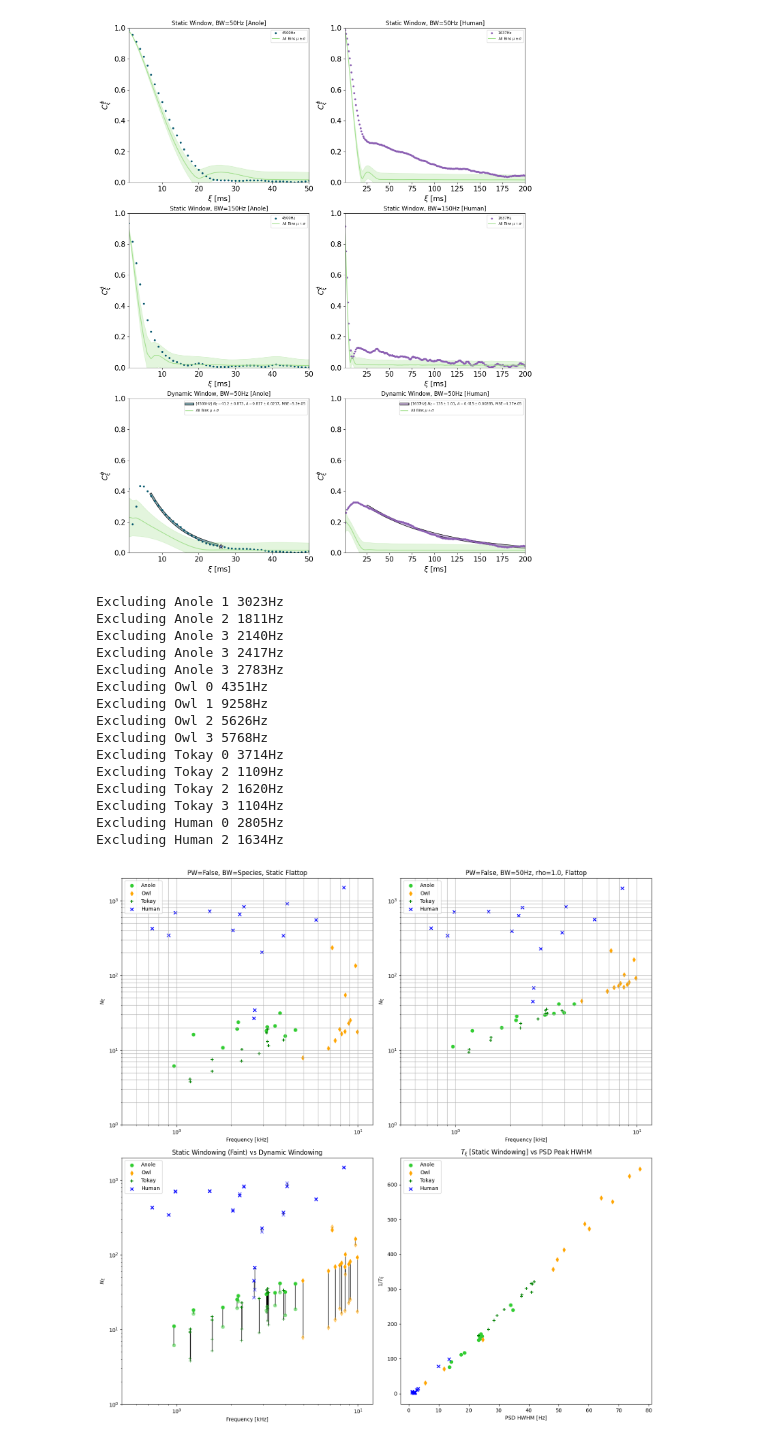
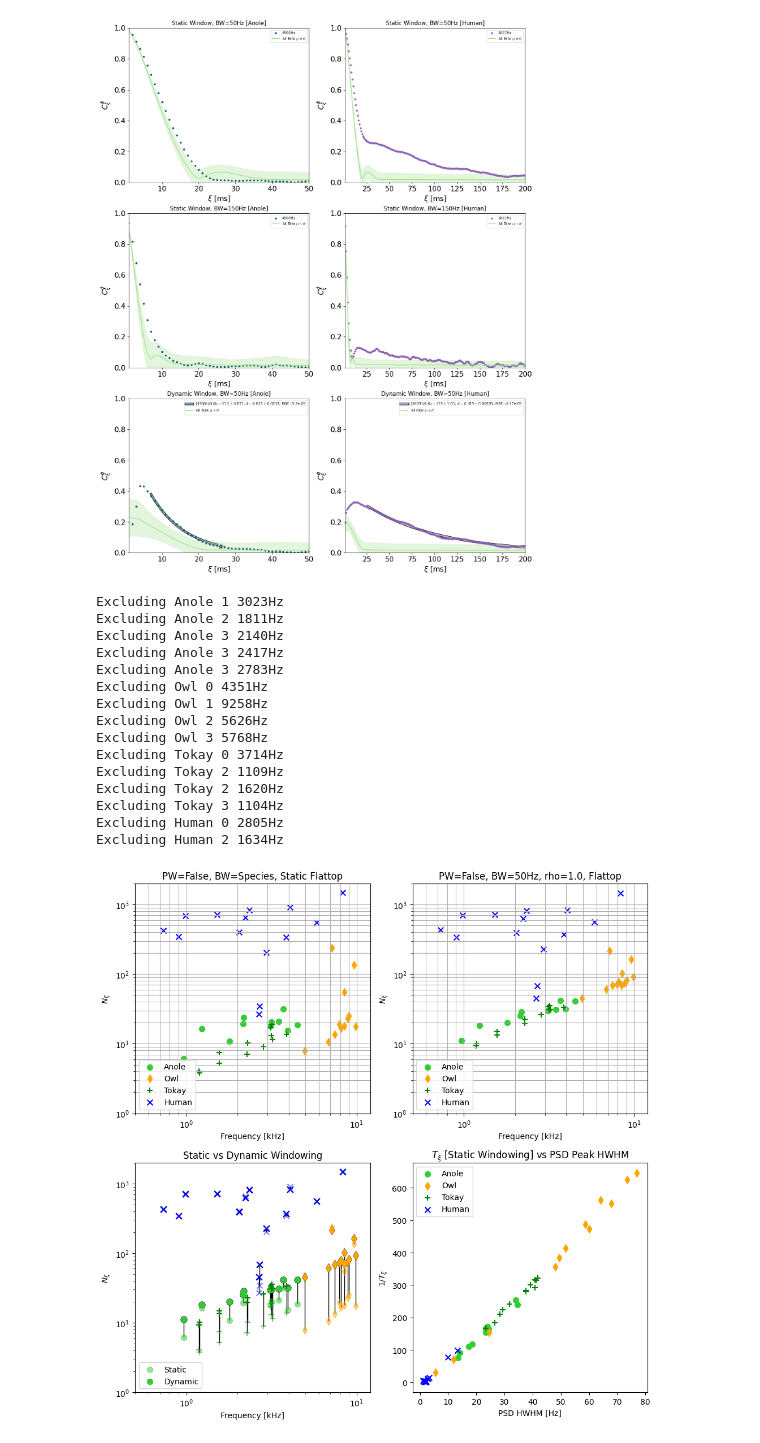
Before and after one commit to seththepeacock/phase_coherence, a Jupyter notebook: paper_analysis/scripts/paper_figures.ipynb, the cells around one changed output. Saved outputs shown, nothing was run; the diff lists cells and outputs as text; code cells hidden in the pictures.

Commit message:
a few plot updates

```diff
--- a/paper_analysis/scripts/paper_figures.ipynb
+++ b/paper_analysis/scripts/paper_figures.ipynb
@@ -906,6 +872,13 @@ os.chdir(r"C:\Users\setht\Dropbox\Citadel\GitHub\phase-coherence")
 # Switches
 show_plot = 0
 save_fig = 1
+
+# Plotting params
+alpha_static = 0.5
+# strokecolor_stat = 'black'
+strokecolor_dyn = 'black'
+s = 50
+s_stroke = s*1.2
 
 
 # Globals
@@ -1001,7 +974,7 @@ for method, key in zip([static_meth, dynamic_meth], ["static", "dynamic"]):
 
 # Now we plot!
 plt.close("all")
-plt.figure(figsize=(15, 15))
+plt.figure(figsize=(10, 10))
 
 "1: Plot static method"
 plt.subplot(2, 2, 1)
@@ -1030,6 +1003,7 @@ for k in range(len(N_xis["static"])):
         label=label,
         color=markers[species][0],
         marker=markers[species][1],
+        s=s,
     )
     plt.xlim(xmin, xmax)
     plt.ylim(ymin, ymax)
@@ -1060,6 +1034,7 @@ for k in range(len(N_xis["static"])):
         label=label,
         color=markers[species][0],
         marker=markers[species][1],
+        s=s,
     )
     plt.xlim(xmin, xmax)
     plt.ylim(ymin, ymax)
@@ -1072,8 +1047,8 @@ plt.tight_layout()
 
 "3: Plot the deltas"
 plt.subplot(2, 2, 3)
-plt.title(f"Static Windowing (Faint) vs Dynamic Windowing")
-firsts = {"Anole": 1, "Owl": 1, "Human": 1, "Tokay": 1}
+plt.title(f"Static vs Dynamic Windowing")
+# firsts = {"Anole": 1, "Owl": 0, "Human": 0, "Tokay": 0}
 for k in range(len(N_xis["static"])):
     species, freq, mse_static, wf_idx = (
         speciess["static"][k],
@@ -1087,42 +1062,72 @@ for k in range(len(N_xis["static"])):
         continue
 
     # Get N_xis
-    N_xi_1 = N_xis["dynamic"][k]
-    N_xi_0 = N_xis["static"][k]
+    N_xi_dyn = N_xis["dynamic"][k]
+    N_xi_stat = N_xis["static"][k]
 
-    label, firsts = get_label_from_firsts(firsts, species)
+    # label, firsts = get_label_from_firsts(firsts, species)
+    if species == 'Anole' and k==0:
+        label_stat = 'Static'
+        label_dyn = 'Dynamic'
+    else:
+        label_stat = None
+        label_dyn = None
 
     # Plot line between them
     plt.vlines(
         freq / 1000,
-        ymin=min(N_xi_0, N_xi_1),
-        ymax=max(N_xi_0, N_xi_1),
+        ymin=min(N_xi_stat, N_xi_dyn),
+        ymax=max(N_xi_stat, N_xi_dyn),
         lw=1,
         color="k",
         zorder=0,
     )
 
     # Plot each method
+
+    # Static
     plt.scatter(
         freq / 1000,
-        N_xi_0,
-        alpha=0.5,
+        N_xi_stat,
+        alpha=alpha_static,
         color=markers[species][0],
         marker=markers[species][1],
-        zorder=1,
+        zorder=2,
+        s=s,
+        label=label_stat,
+    )
+    # plt.scatter(
+    #     freq / 1000,
+    #     N_xi_stat,
+    #     alpha=0.5,
+    #     color=strokecolor_stat,
+    #     marker=markers[species][1],
+    #     zorder=1,
+    #     s=s_stroke,
+    # )
+
+    # Dynamic
+    plt.scatter(
+        freq / 1000,
+        N_xi_dyn,
+        label=label_dyn,
+        color=markers[species][0],
+        marker=markers[species][1],
+        zorder=2,
+        s=s,
     )
     plt.scatter(
         freq / 1000,
-        N_xi_1,
-        label=label,
-        color=markers[species][0],
+        N_xi_dyn,
+        color=strokecolor_dyn,
         marker=markers[species][1],
         zorder=1,
+        s=s_stroke
     )
     plt.xlim(xmin, xmax)
     plt.ylim(ymin, ymax)
     plt.loglog()
-    plt.legend()
+    plt.legend(loc='lower left')
     # plt.grid(which="both")
     plt.xlabel("Frequency [kHz]")
     plt.ylabel(r"$N_\xi$")
@@ -1156,6 +1161,7 @@ for k in range(len(N_xis["static"])):
         marker=markers[species][1],
         zorder=1,
         label=label,
+        s=s,
     )
     plt.legend()
     plt.xlabel(r"PSD HWHM [Hz]")
@@ -1167,31 +1173,31 @@ p = np.polyfit(hwhms_for_fit, inv_T_xis_for_fit, 1)  # p[0] = slope, p[1] = inte
 x = np.linspace(0, max(hwhms_for_fit), 10)
 # plt.plot(x, p[0]*x+p[1], label=f'y={p[0]:.3g}x + {p[1]:.3g}')
 plt.legend()
 plt.tight_layout()
 
 
 if save_fig:
     paper_figs_folder = os.path.join("paper_analysis", "results", "paper_figures")
     os.makedirs(paper_figs_folder, exist_ok=True)
     fig_fp = os.path.join(paper_figs_folder, rf"static vs dynamic windowing.jpg")
     plt.savefig(fig_fp, dpi=500)
 
 if show_plot:
     plt.show()
 # %% [output]
 Excluding Anole 1 3023Hz
 Excluding Anole 2 1811Hz
 Excluding Anole 3 2140Hz
 Excluding Anole 3 2417Hz
 Excluding Anole 3 2783Hz
 Excluding Owl 0 4351Hz
 Excluding Owl 1 9258Hz
 Excluding Owl 2 5626Hz
 Excluding Owl 3 5768Hz
 Excluding Tokay 0 3714Hz
 Excluding Tokay 2 1109Hz
 Excluding Tokay 2 1620Hz
 Excluding Tokay 3 1104Hz
 Excluding Human 0 2805Hz
 Excluding Human 2 1634Hz
-[figure, old version]
+[figure, new version]
```
Also changed, not shown: parts of 4 cells of this notebook, 12 other files.
